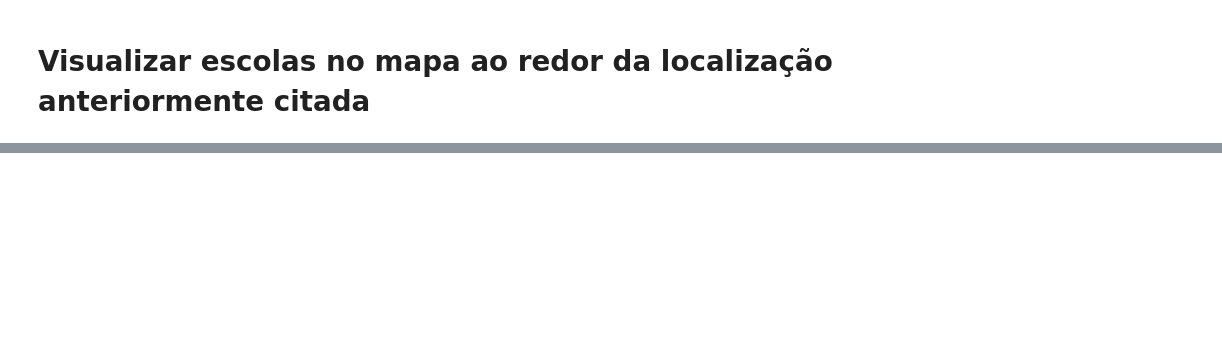
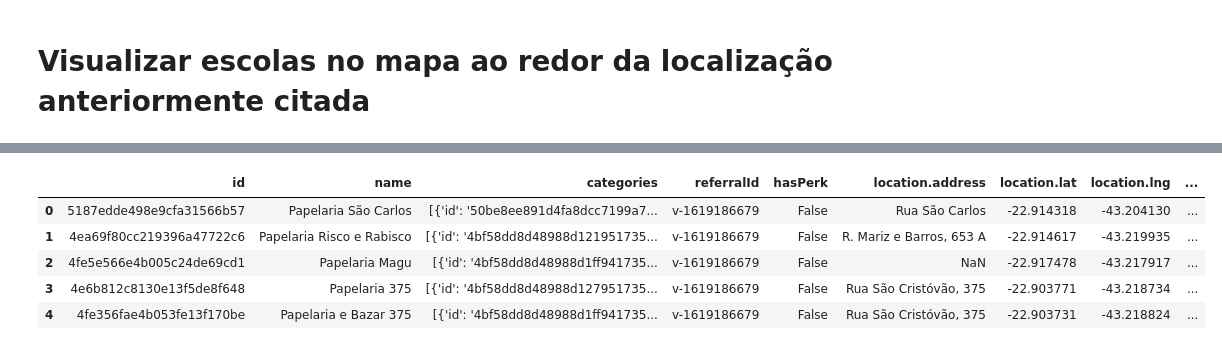
Before and after one commit to SamiraHabib/Coursera_Capstone, a Jupyter notebook: Coursera_Capstone.ipynb, the cells around one changed output, grey strips where cells are left out. Drawn from its saved outputs; the diff is of its cells as text; code cells hidden in the pictures; blank space fills up the shorter version.

```diff
--- a/Coursera_Capstone.ipynb
+++ b/Coursera_Capstone.ipynb
@@ -386,3 +386,12 @@ for lat, lng, label in zip(df_school_filtered.lat, df_school_filtered.lng, df_sc
 venues_map
 # %% [output]
 [interactive output not drawn]
+# %%
+CLIENT_ID = '1LFBJCCEY1TSE4R1J4Y2MX5PZMPVS4O4IFXTHHCQQMYT53SA' # your Foursquare ID
+CLIENT_SECRET = 'ZL54S51I5OLJWENEGTRHCTKLYQ21GIRDXWCLZUMYS24J4J2D' # your Foursquare Secret
+ACCESS_TOKEN = '' # your FourSquare Access Token
+VERSION = '20180604'
+LIMIT = 50
+print('Your credentails:')
+print('CLIENT_ID: ' + CLIENT_ID)
+print('CLIENT_SECRET:' + CLIENT_SECRET)
@@ -388,0 +448,12 @@ venues_map
+# %%
+#transformando em dataframe
+venues = negocios['response']['venues']
+df_paper = json_normalize(venues)
+df_paper.head()
+# %% [output]
+|  | id | name | categories | referralId | hasPerk | location.address | location.lat | location.lng | ... |
+| 0 | 5187edde498e9cfa31566b57 | Papelaria São Carlos | [{'id': '50be8ee891d4fa8dcc7199a7... | v-1619186679 | False | Rua São Carlos | -22.914318 | -43.204130 | ... |
+| 1 | 4ea69f80cc219396a47722c6 | Papelaria Risco e Rabisco | [{'id': '4bf58dd8d48988d121951735... | v-1619186679 | False | R. Mariz e Barros, 653 A | -22.914617 | -43.219935 | ... |
+| 2 | 4fe5e566e4b005c24de69cd1 | Papelaria Magu | [{'id': '4bf58dd8d48988d1ff941735... | v-1619186679 | False | NaN | -22.917478 | -43.217917 | ... |
+| 3 | 4e6b812c8130e13f5de8f648 | Papelaria 375 | [{'id': '4bf58dd8d48988d127951735... | v-1619186679 | False | Rua São Cristóvão, 375 | -22.903771 | -43.218734 | ... |
+| 4 | 4fe356fae4b053fe13f170be | Papelaria e Bazar 375 | [{'id': '4bf58dd8d48988d1ff941735... | v-1619186679 | False | Rua São Cristóvão, 375 | -22.903731 | -43.218824 | ... |
```
Also changed, not shown: parts of 7 cells of this notebook.
